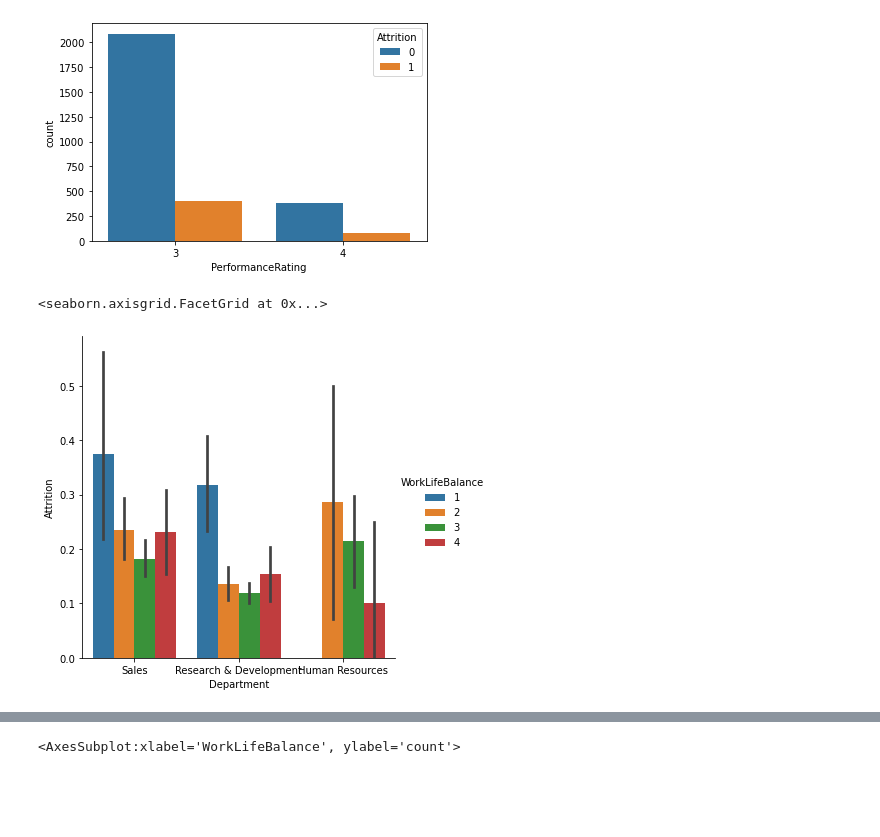
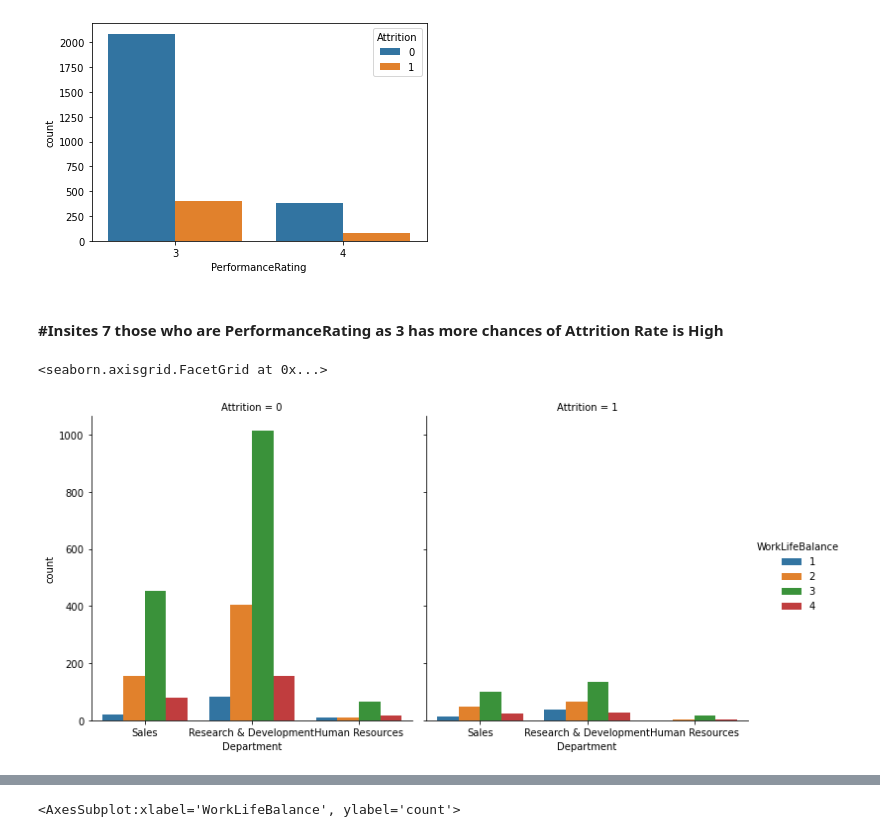
Before and after one commit to melwinmpk/python_datascience, a Jupyter notebook: Stats/Assignment/Capstone Project/EDA of the Capstone Project by Melwin Varghese P.ipynb, the cells around one changed output, grey strips where cells are left out. Cells and saved outputs as stored; diff of their text form; code cells hidden in the pictures; blank space fills up the shorter version.

```diff
--- a/Stats/Assignment/Capstone Project/EDA of the Capstone Project by Melwin Varghese P.ipynb
+++ b/Stats/Assignment/Capstone Project/EDA of the Capstone Project by Melwin Varghese P.ipynb
@@ -209,9 +181,11 @@ sns.countplot(x = df['PerformanceRating'], data = df,hue='Attrition')
 # %% [output]
 <AxesSubplot:xlabel='PerformanceRating', ylabel='count'>
 [figure]
+# %% [markdown]
+#### #Insites 7 those who are PerformanceRating as 3 has more chances of Attrition Rate is High
 # %%
 #WorkLifeBalance
-sns.catplot(x = 'Department', y = 'Attrition', data = df, kind = 'bar', hue = 'WorkLifeBalance')
+sns.catplot(x = 'Department', col = 'Attrition', data = df, kind = 'count', hue = 'WorkLifeBalance')
 # %% [output]
 <seaborn.axisgrid.FacetGrid at 0x...>
-[figure, old version]
+[figure, new version]
```
Also changed, not shown: parts of 52 cells of this notebook.
